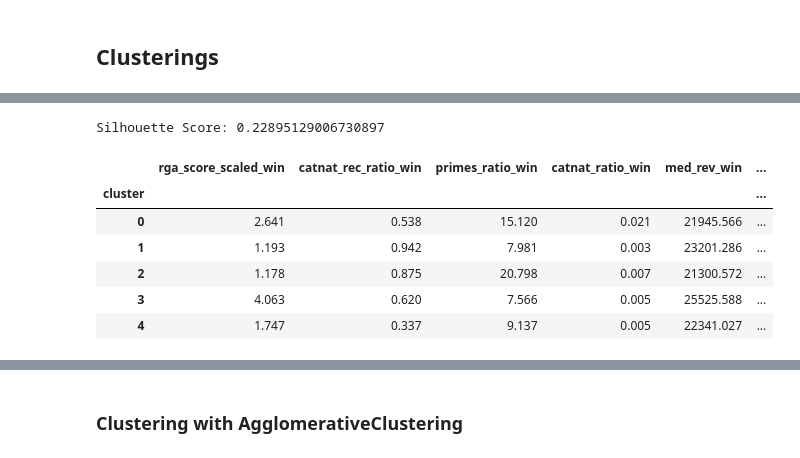
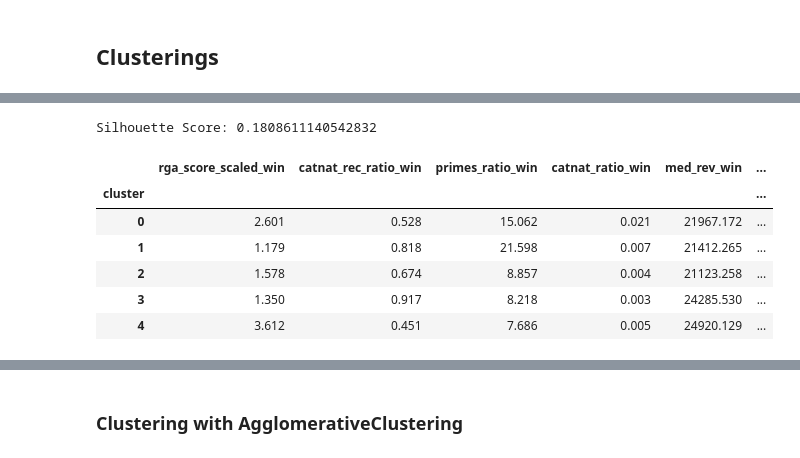
Before and after one commit to dataforgoodfr/14_PrixChangementClimatique, a Jupyter notebook: data/exploration/cluster_jacques.ipynb, the cells around one changed output, grey strips where cells are left out. Drawn from its saved outputs; the diff is of its cells as text; code cells hidden in the pictures.

```diff
--- a/data/exploration/cluster_jacques.ipynb
+++ b/data/exploration/cluster_jacques.ipynb
@@ -301,0 +320,5 @@ from scipy.stats.mstats import winsorize
+# %%
+# Load the communes with features
+cols_to_load = ['codgeo', 'rga_score_scaled', 'tri_score_scaled', 'catnat_rec_ratio', 'med_rev', 'primes_ratio', 'catnat_ratio', 'geometry', 'chomage_tx']
+df = pd.read_parquet('../csv_large/com_with_vuln_factors.parquet', columns=cols_to_load, filters=[('catnat_total', '>', 0.0)])
+df['geometry'] = gpd.GeoSeries.from_wkb(df['geometry'])
@@ -302,14 +327,7 @@ from scipy.stats.mstats import winsorize
 # %%
 # Let's prepare the data
 
-# 1. On remplace les ratios vides (pas de CatNat historique) par la médiane ou 1 (reconnaissance par défaut)
-cols_to_load = ['codgeo', 'rga_score_scaled', 'tri_score_scaled', 'catnat_rec_ratio', 'med_rev', 'primes_ratio', 'catnat_ratio', 'geometry']#, 'chomage_tx']
-df = pd.read_parquet('../csv_large/com_with_vuln_factors.parquet', columns=cols_to_load, filters=[('catnat_total', '>', 0.0)])
-df['geometry'] = gpd.GeoSeries.from_wkb(df['geometry'])
-# df['catnat_rec_ratio'] = df['catnat_rec_ratio'].fillna(1)
-
-
-# 2. On enlève ou remplace les valeurs manquantes + écrettage
+# 1. On enlève ou remplace les valeurs manquantes + écrettage
 
 df['catnat_rec_ratio'] = df['catnat_rec_ratio'].fillna(1)
 df['catnat_ratio'] = df['catnat_ratio'].fillna(0)
@@ -323,7 +341,7 @@ features = [
     'med_rev',
     # 'catnat_total',
     # 'tri_score_scaled',
-    # 'chomage_tx'
+    'chomage_tx'
     ]
 
 for feat in features:
@@ -331,3 +349,14 @@ for feat in features:
 
 features = [feat+'_win' for feat in features]
 X = df[features].copy()
+
+# 3. Standardisation
+scaler = StandardScaler()
+X_scaled = scaler.fit_transform(X)
+# X_scaled = scaler.fit_transform(X_imputed)
+
+print(df.shape)
+
+# Check distribution
+df[features].hist(bins=100, figsize=(20, 5), layout=(2, 4), grid=False, edgecolor='none')
+plt.tight_layout(rect=[0, 0.03, 1, 0.95])
@@ -348,33 +366,33 @@ plt.tight_layout(rect=[0, 0.03, 1, 0.95])
 # %%
 # 4. Modélisation K-Means
 K_CLUSTERS = 5
 kmeans = KMeans(n_clusters=K_CLUSTERS, random_state=42, n_init='auto')
 df['cluster'] = kmeans.fit_predict(X_scaled)
 score = silhouette_score(X_scaled, df['cluster'])
 print(f"Silhouette Score: {score}")
 
 # 5. Extraction du sens : Profilage des clusters (Expliquer le 'Pourquoi')
 profile = df.groupby('cluster')[features].mean().round(3)
 profile['nb_communes'] = df.groupby('cluster').size()
 
 
 # Define columns based on whether higher values are positive or negative indicators
-cols_high_is_bad = ['rga_score_scaled_win', 'primes_ratio_win', 'catnat_ratio_win']
+cols_high_is_bad = [c for c in features if c in ('rga_score_scaled_win', 'tri_score_scaled_win', 'primes_ratio_win', 'catnat_ratio_win', 'chomage_tx_win')]
 cols_high_is_good = [c for c in features if c not in cols_high_is_bad]
 
 profile.style\
     .background_gradient(cmap='RdYlGn', subset=cols_high_is_good, axis=0)\
     .background_gradient(cmap='RdYlGn_r', subset=cols_high_is_bad, axis=0)\
     .background_gradient(cmap='Blues', subset=['nb_communes'], axis=0)\
     .format(precision=3)
 # %% [output]
-Silhouette Score: 0.22895129006730897
+Silhouette Score: 0.1808611140542832
 |  | rga_score_scaled_win | catnat_rec_ratio_win | primes_ratio_win | catnat_ratio_win | med_rev_win | ... |
 | cluster |  |  |  |  |  | ... |
-| 0 | 2.641 | 0.538 | 15.120 | 0.021 | 21945.566 | ... |
-| 1 | 1.193 | 0.942 | 7.981 | 0.003 | 23201.286 | ... |
-| 2 | 1.178 | 0.875 | 20.798 | 0.007 | 21300.572 | ... |
-| 3 | 4.063 | 0.620 | 7.566 | 0.005 | 25525.588 | ... |
-| 4 | 1.747 | 0.337 | 9.137 | 0.005 | 22341.027 | ... |
+| 0 | 2.601 | 0.528 | 15.062 | 0.021 | 21967.172 | ... |
+| 1 | 1.179 | 0.818 | 21.598 | 0.007 | 21412.265 | ... |
+| 2 | 1.578 | 0.674 | 8.857 | 0.004 | 21123.258 | ... |
+| 3 | 1.350 | 0.917 | 8.218 | 0.003 | 24285.530 | ... |
+| 4 | 3.612 | 0.451 | 7.686 | 0.005 | 24920.129 | ... |
 # %%
 #[Optional] Identify optimum cluster count
```
Also changed, not shown: parts of 23 cells of this notebook.
